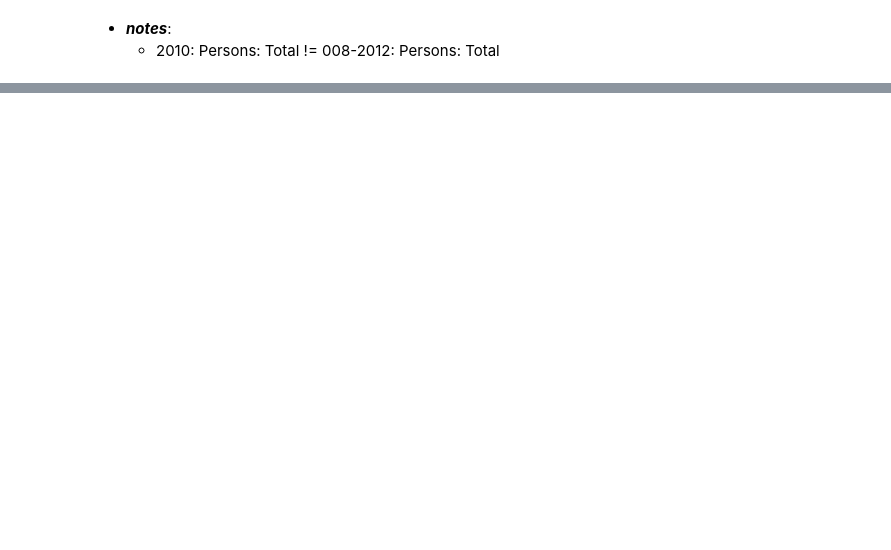
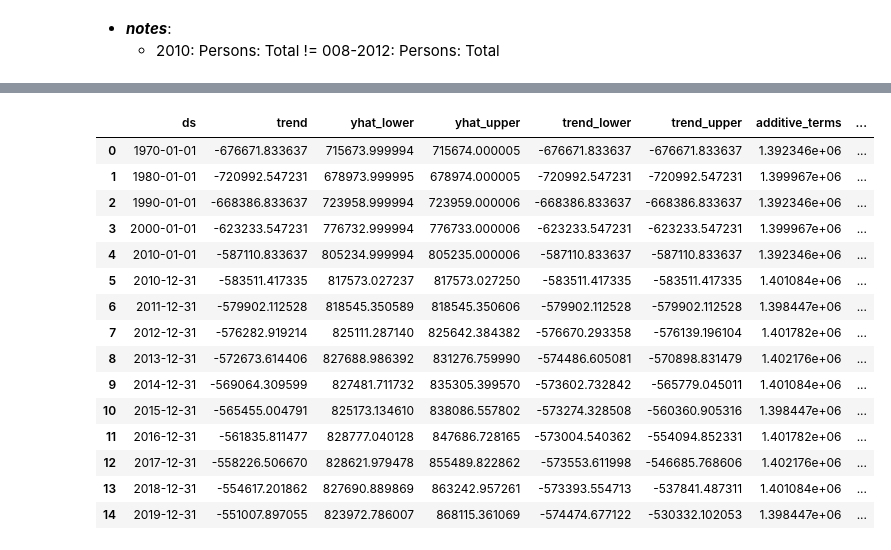
Before and after one commit to gumdropsteve/population_prophet, a Jupyter notebook: exploratory-data-analysis/timeseries/nhgis.ipynb, the cells around one changed output, grey strips where cells are left out. Drawn from its saved outputs; the diff is of its cells as text; code cells hidden in the pictures; blank space fills up the shorter version.

```diff
--- a/exploratory-data-analysis/timeseries/nhgis.ipynb
+++ b/exploratory-data-analysis/timeseries/nhgis.ipynb
@@ -464,0 +335,15 @@ def kmeans_by(dataframe,n_clusters=10,converted=False):
+# %%
+# testb=pd.DataFrame(data=['place','1970','1980','1990','2000','2010','2008-2012'], index=['NHGISCODE','AV0AA1970','AV0AA1980', 'AV0AA1990', 'AV0AA2000','AV0AA2010', 'AV0AA125']).T
+# testb
+# testb=pd.DataFrame({'year': ['1970','1980','1990','2000','2010'],
+#                        'month': [12,12,12,12,12],
+#                        'day': [31,31,31,31,31]})
+# testb=testb.T.apply(pd.to_datetime)
+# testb
+
+# df of years w/ columns same as pop_by_place
+testb=pd.DataFrame(index=[1],data={'NHGISCODE':'x','AV0AA1970': '1970','AV0AA1980':'1980','AV0AA1990':'1990',"AV0AA2000":'2000',"AV0AA2010":'2010'})
+
+# convert to datetime
+testb=testb.apply(pd.to_datetime,errors='coerce')
+testb
@@ -464,0 +390,25 @@ def kmeans_by(dataframe,n_clusters=10,converted=False):
+# %%
+# Make a future dataframe for 2 years
+gm_forecast = gm_prophet.make_future_dataframe(periods=1 * 10, freq='Y')
+
+# Make predictions
+gm_forecast = gm_prophet.predict(gm_forecast)
+# %%
+gm_forecast
+# %% [output]
+|  | ds | trend | yhat_lower | yhat_upper | trend_lower | trend_upper | additive_terms | ... |
+| 0 | 1970-01-01 | -676671.833637 | 715673.999994 | 715674.000005 | -676671.833637 | -676671.833637 | 1.392346e+06 | ... |
+| 1 | 1980-01-01 | -720992.547231 | 678973.999995 | 678974.000005 | -720992.547231 | -720992.547231 | 1.399967e+06 | ... |
+| 2 | 1990-01-01 | -668386.833637 | 723958.999994 | 723959.000006 | -668386.833637 | -668386.833637 | 1.392346e+06 | ... |
+| 3 | 2000-01-01 | -623233.547231 | 776732.999994 | 776733.000006 | -623233.547231 | -623233.547231 | 1.399967e+06 | ... |
+| 4 | 2010-01-01 | -587110.833637 | 805234.999994 | 805235.000006 | -587110.833637 | -587110.833637 | 1.392346e+06 | ... |
+| 5 | 2010-12-31 | -583511.417335 | 817573.027237 | 817573.027250 | -583511.417335 | -583511.417335 | 1.401084e+06 | ... |
+| 6 | 2011-12-31 | -579902.112528 | 818545.350589 | 818545.350606 | -579902.112528 | -579902.112528 | 1.398447e+06 | ... |
+| 7 | 2012-12-31 | -576282.919214 | 825111.287140 | 825642.384382 | -576670.293358 | -576139.196104 | 1.401782e+06 | ... |
+| 8 | 2013-12-31 | -572673.614406 | 827688.986392 | 831276.759990 | -574486.605081 | -570898.831479 | 1.402176e+06 | ... |
+| 9 | 2014-12-31 | -569064.309599 | 827481.711732 | 835305.399570 | -573602.732842 | -565779.045011 | 1.401084e+06 | ... |
+| 10 | 2015-12-31 | -565455.004791 | 825173.134610 | 838086.557802 | -573274.328508 | -560360.905316 | 1.398447e+06 | ... |
+| 11 | 2016-12-31 | -561835.811477 | 828777.040128 | 847686.728165 | -573004.540362 | -554094.852331 | 1.401782e+06 | ... |
+| 12 | 2017-12-31 | -558226.506670 | 828621.979478 | 855489.822862 | -573553.611998 | -546685.768606 | 1.402176e+06 | ... |
+| 13 | 2018-12-31 | -554617.201862 | 827690.889869 | 863242.957261 | -573393.554713 | -537841.487311 | 1.401084e+06 | ... |
+| 14 | 2019-12-31 | -551007.897055 | 823972.786007 | 868115.361069 | -574474.677122 | -530332.102053 | 1.398447e+06 | ... |
```
Also changed, not shown: parts of 27 cells of this notebook.
